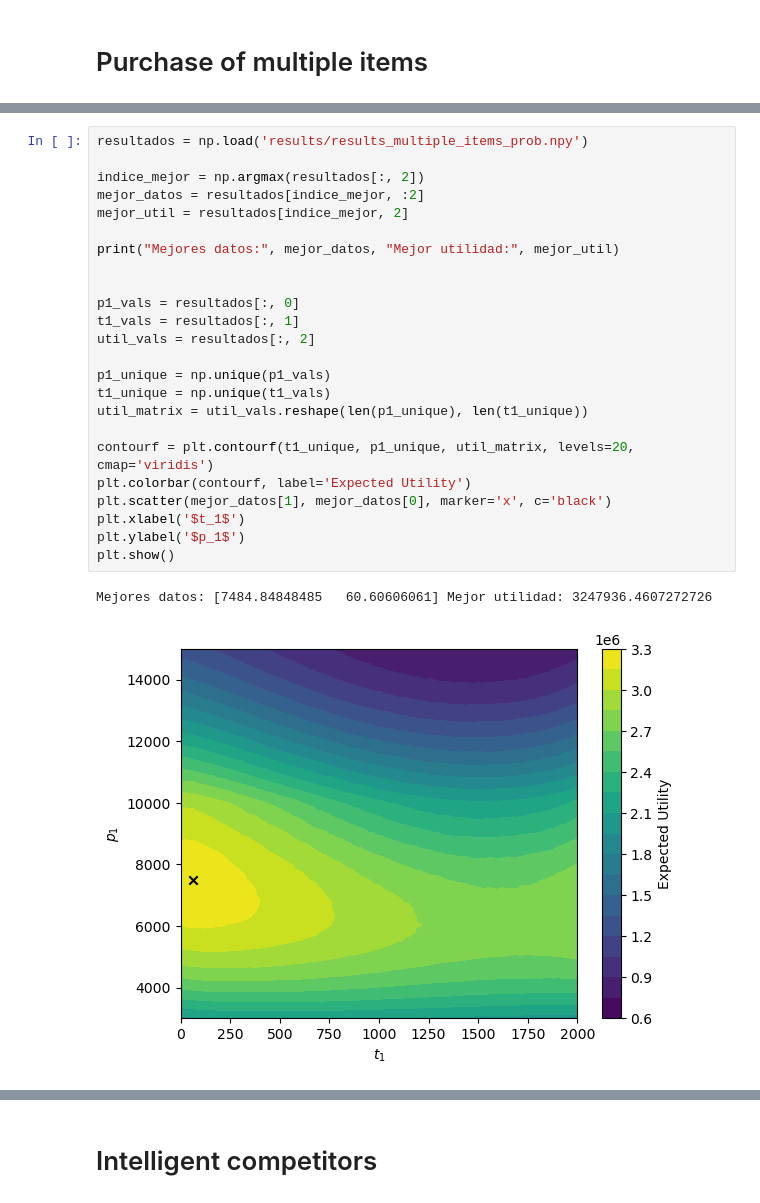
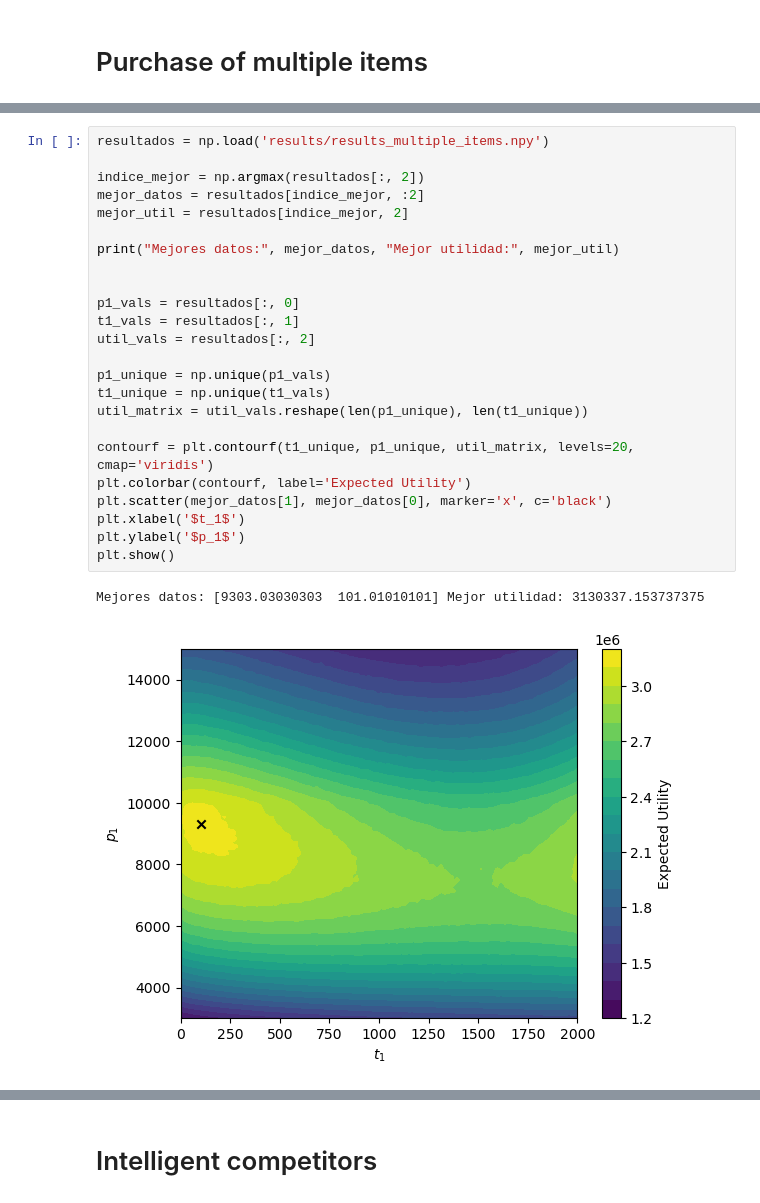
Before and after one commit to pablogarciarce/ProductLaunching, a Jupyter notebook: ProdLaunch.ipynb, the cells around one changed output, grey strips where cells are left out. Cells and saved outputs as stored; diff of their text form.

```diff
--- a/ProdLaunch.ipynb
+++ b/ProdLaunch.ipynb
@@ -457,30 +422,30 @@ compute_expected_utility_multiple_items(t1, p1, c11, c21, c31, n, T, ite=1000000
 # %%
-resultados = np.load('results/results_multiple_items_prob.npy')
+resultados = np.load('results/results_multiple_items.npy')
 
 indice_mejor = np.argmax(resultados[:, 2])
 mejor_datos = resultados[indice_mejor, :2]
 mejor_util = resultados[indice_mejor, 2]
 
 print("Mejores datos:", mejor_datos, "Mejor utilidad:", mejor_util)
 
 
 p1_vals = resultados[:, 0]
 t1_vals = resultados[:, 1]
 util_vals = resultados[:, 2]
 
 p1_unique = np.unique(p1_vals)
 t1_unique = np.unique(t1_vals)
 util_matrix = util_vals.reshape(len(p1_unique), len(t1_unique))
 
 contourf = plt.contourf(t1_unique, p1_unique, util_matrix, levels=20, cmap='viridis')
 plt.colorbar(contourf, label='Expected Utility')
 plt.scatter(mejor_datos[1], mejor_datos[0], marker='x', c='black')
 plt.xlabel('$t_1$')
 plt.ylabel('$p_1$')
 plt.show()
 # %% [output]
-Mejores datos: [7484.84848485   60.60606061] Mejor utilidad: 3247936.4607272726
+Mejores datos: [9303.03030303  101.01010101] Mejor utilidad: 3130337.153737375
-[figure, old version]
+[figure, new version]
 # %%
 slice_p1 = resultados[resultados[:, 0] == mejor_datos[0]]
 plt.plot(slice_p1[:, 1], slice_p1[:, 2])
```
Also changed, not shown: parts of 14 cells of this notebook, 10 other files.
